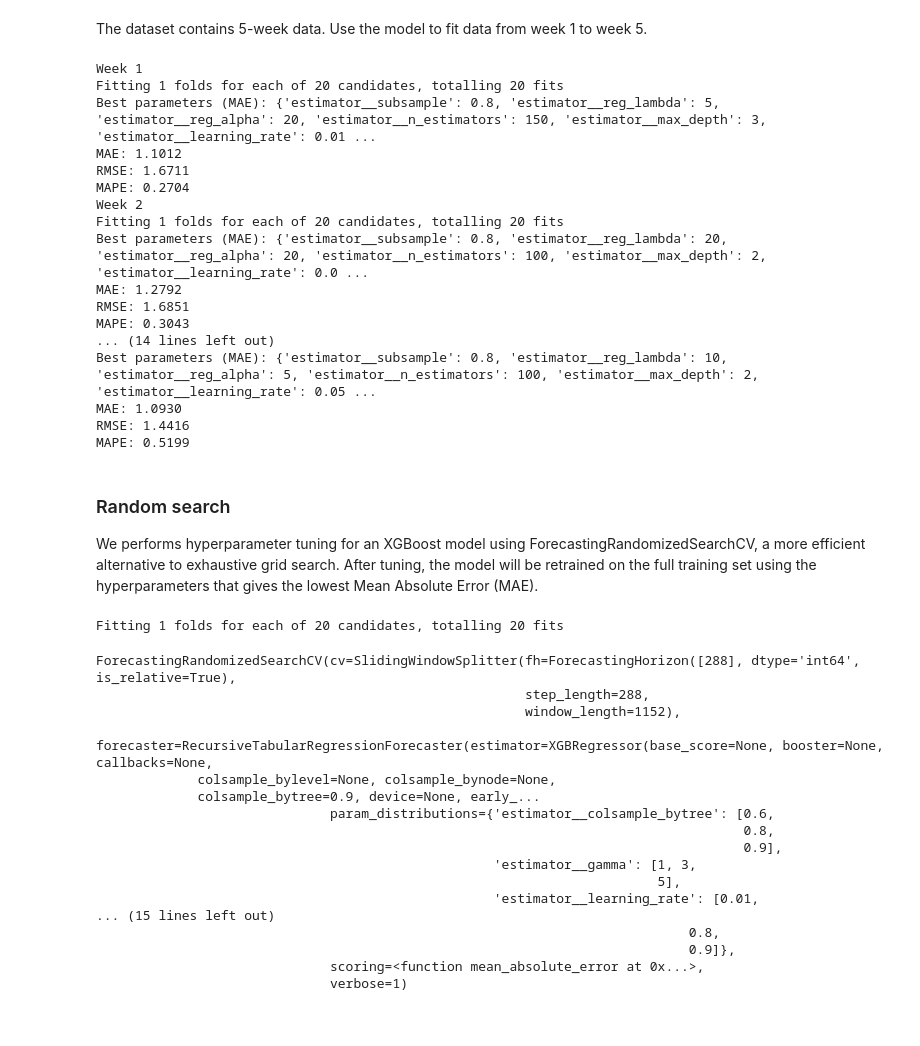
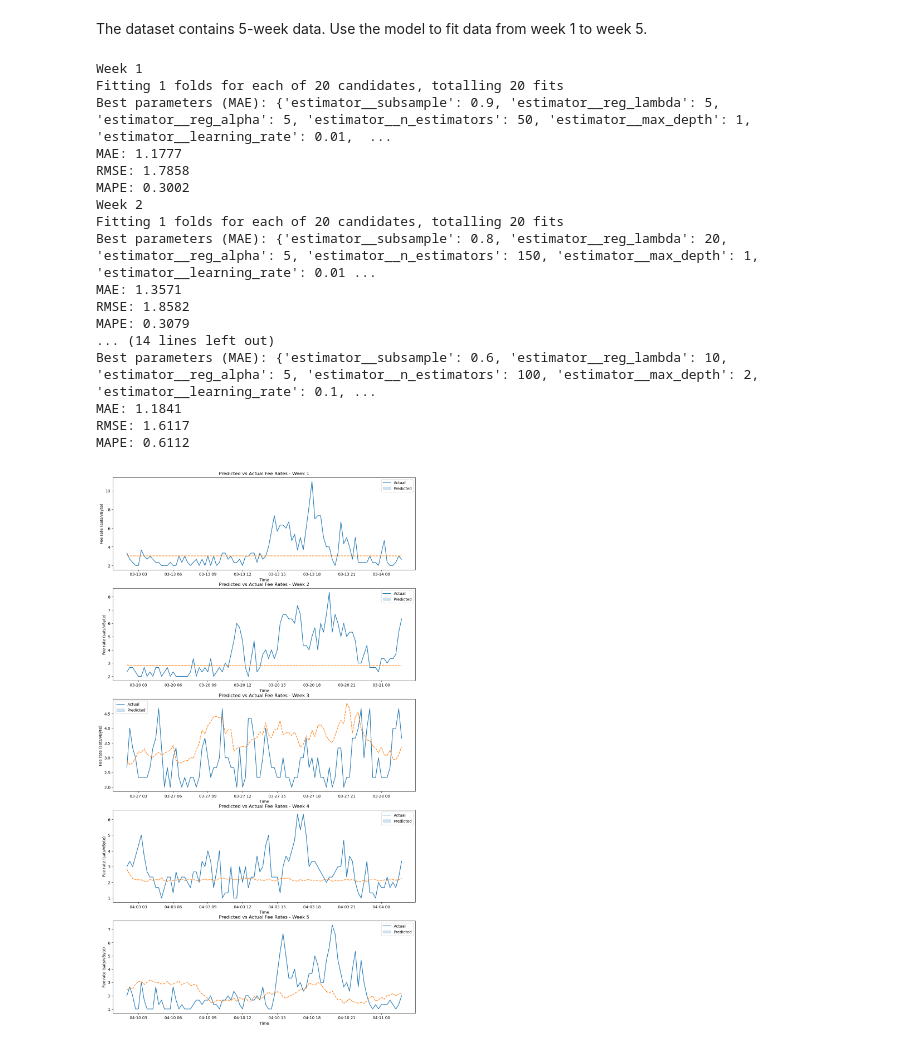
Before and after one commit to UBC-MDS/Capstone_SatCast_Trilemma, a Jupyter notebook: analysis/baseline_xgboost-week3.ipynb, the cells around one changed output. Drawn from its saved outputs; the diff is of its cells as text; code cells hidden in the pictures.

Commit message:
sliding and expanding with 15 min interval

```diff
--- a/analysis/baseline_xgboost-week3.ipynb
+++ b/analysis/baseline_xgboost-week3.ipynb
@@ -91,69 +91,61 @@ param_dist = {
 # %% [markdown]
 The dataset contains 5-week data. Use the model to fit data from week 1 to week 5.
 # %%
-y_pred = {}
+y_pred_sliding = {}
 # fh
-fh = ForecastingHorizon(np.arange(1, 49), is_relative=True)
+fh = ForecastingHorizon(np.arange(1, 97), is_relative=True)
+
+# plot
+fig_sliding, axes_sliding = plt.subplots(nrows=5, ncols=1,figsize=(14, 25))
+
+axes_sliding = axes_sliding.flatten()
 
 for i in range(5):
     print("Week",(i+1))
-    df_sliding = df[0+i*7*48:7*48+i*7*48]
-    X_train, X_test, y_train, y_test = data_split(df_sliding,30)
-    random_search = build_random_search(y_train, param_dist,30,1)
+    df_sliding = df[0+i*7*96:7*96+i*7*96]
+    X_train, X_test, y_train, y_test = data_split(df_sliding,15)
+    random_search = build_random_search(y_train, param_dist,15,1)
     random_search.fit(X=X_train, y=y_train,fh=fh)
     best_forecaster = random_search.best_forecaster_
     print("Best parameters (MAE):", random_search.best_params_)
 
     y_pred_temp = best_forecaster.predict(fh=fh,X=X_test)
     y_pred_temp.index =X_test.index
-    y_pred[i] = y_pred_temp
+    y_pred_sliding[i] = y_pred_temp
 
     mae = mean_absolute_error(y_test, y_pred_temp)
     rmse = np.sqrt(mean_squared_error(y_test, y_pred_temp))
     mape = mean_absolute_percentage_error(y_test, y_pred_temp)
     print(f"MAE: {mae:.4f}")
     print(f"RMSE: {rmse:.4f}")
     print(f"MAPE: {mape:.4f}")
+
+    # plot
+    result_df = pd.DataFrame({
+        'Actual': y_test,
+        'Predicted': y_pred_temp
+    }, index=y_test.index)
+    sns.lineplot(data=result_df, ax=axes_sliding[i])
+    axes_sliding[i].set_title(f'Predicted vs Actual Fee Rates - Week {i+1}')
+    axes_sliding[i].set_xlabel('Time')
+    axes_sliding[i].set_ylabel('Fee rate (sats/vByte)')
+    axes_sliding[i].legend(['Actual', 'Predicted'])
 # %% [output]
 Week 1
 Fitting 1 folds for each of 20 candidates, totalling 20 fits
-Best parameters (MAE): {'estimator__subsample': 0.8, 'estimator__reg_lambda': 5, 'estimator__reg_alpha': 20, 'estimator__n_estimators': 150, 'estimator__max_depth': 3, 'estimator__learning_rate': 0.01 ...
-MAE: 1.1012
-RMSE: 1.6711
-MAPE: 0.2704
+Best parameters (MAE): {'estimator__subsample': 0.9, 'estimator__reg_lambda': 5, 'estimator__reg_alpha': 5, 'estimator__n_estimators': 50, 'estimator__max_depth': 1, 'estimator__learning_rate': 0.01,  ...
+MAE: 1.1777
+RMSE: 1.7858
+MAPE: 0.3002
 Week 2
 Fitting 1 folds for each of 20 candidates, totalling 20 fits
-Best parameters (MAE): {'estimator__subsample': 0.8, 'estimator__reg_lambda': 20, 'estimator__reg_alpha': 20, 'estimator__n_estimators': 100, 'estimator__max_depth': 2, 'estimator__learning_rate': 0.0 ...
-MAE: 1.2792
-RMSE: 1.6851
-MAPE: 0.3043
+Best parameters (MAE): {'estimator__subsample': 0.8, 'estimator__reg_lambda': 20, 'estimator__reg_alpha': 5, 'estimator__n_estimators': 150, 'estimator__max_depth': 1, 'estimator__learning_rate': 0.01 ...
+MAE: 1.3571
+RMSE: 1.8582
+MAPE: 0.3079
 ... (14 lines left out)
-Best parameters (MAE): {'estimator__subsample': 0.8, 'estimator__reg_lambda': 10, 'estimator__reg_alpha': 5, 'estimator__n_estimators': 100, 'estimator__max_depth': 2, 'estimator__learning_rate': 0.05 ...
-MAE: 1.0930
-RMSE: 1.4416
-MAPE: 0.5199
+Best parameters (MAE): {'estimator__subsample': 0.6, 'estimator__reg_lambda': 10, 'estimator__reg_alpha': 5, 'estimator__n_estimators': 100, 'estimator__max_depth': 2, 'estimator__learning_rate': 0.1, ...
+MAE: 1.1841
+RMSE: 1.6117
+MAPE: 0.6112
+[figure, added]
-# %% [markdown]
-### Random search
-We performs hyperparameter tuning for an XGBoost model using ForecastingRandomizedSearchCV, a more efficient alternative to exhaustive grid search. After tuning, the model will be retrained on the full training set using the hyperparameters that gives the lowest Mean Absolute Error (MAE).
-# %%
-
-random_search.fit(X=X_train, y=y_train,fh=fh)
-# %% [output]
-Fitting 1 folds for each of 20 candidates, totalling 20 fits
-ForecastingRandomizedSearchCV(cv=SlidingWindowSplitter(fh=ForecastingHorizon([288], dtype='int64', is_relative=True),
-                                                       step_length=288,
-                                                       window_length=1152),
-                              forecaster=RecursiveTabularRegressionForecaster(estimator=XGBRegressor(base_score=None, booster=None, callbacks=None,
-             colsample_bylevel=None, colsample_bynode=None,
-             colsample_bytree=0.9, device=None, early_...
-                              param_distributions={'estimator__colsample_bytree': [0.6,
-                                                                                   0.8,
-                                                                                   0.9],
-                                                   'estimator__gamma': [1, 3,
-                                                                        5],
-                                                   'estimator__learning_rate': [0.01,
-... (15 lines left out)
-                                                                            0.8,
-                                                                            0.9]},
-                              scoring=<function mean_absolute_error at 0x...>,
-                              verbose=1)
```
Also changed, not shown: parts of 11 cells of this notebook.
